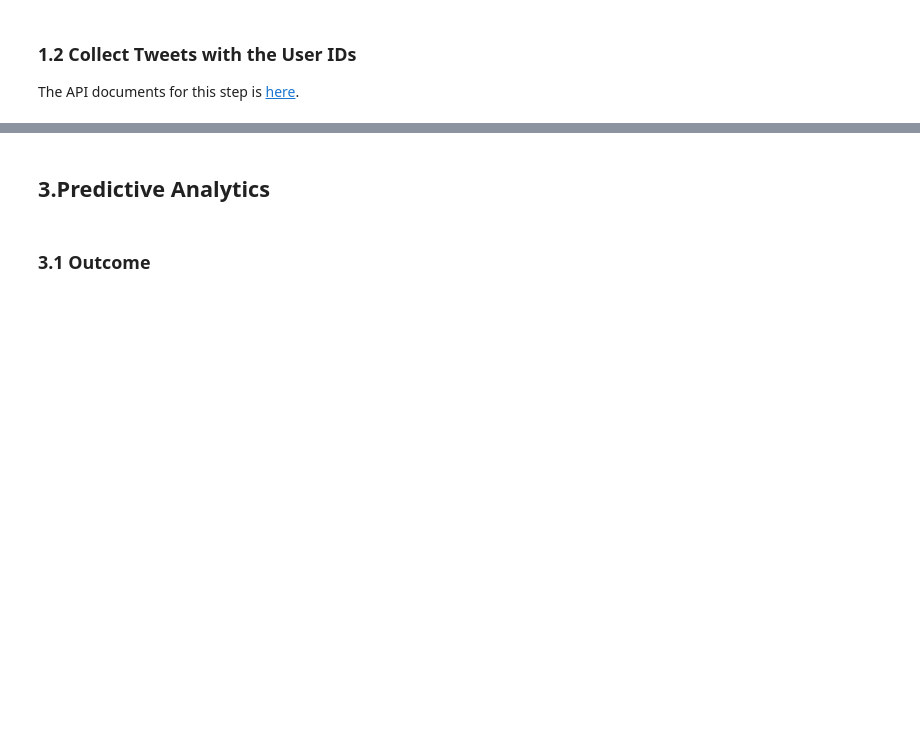
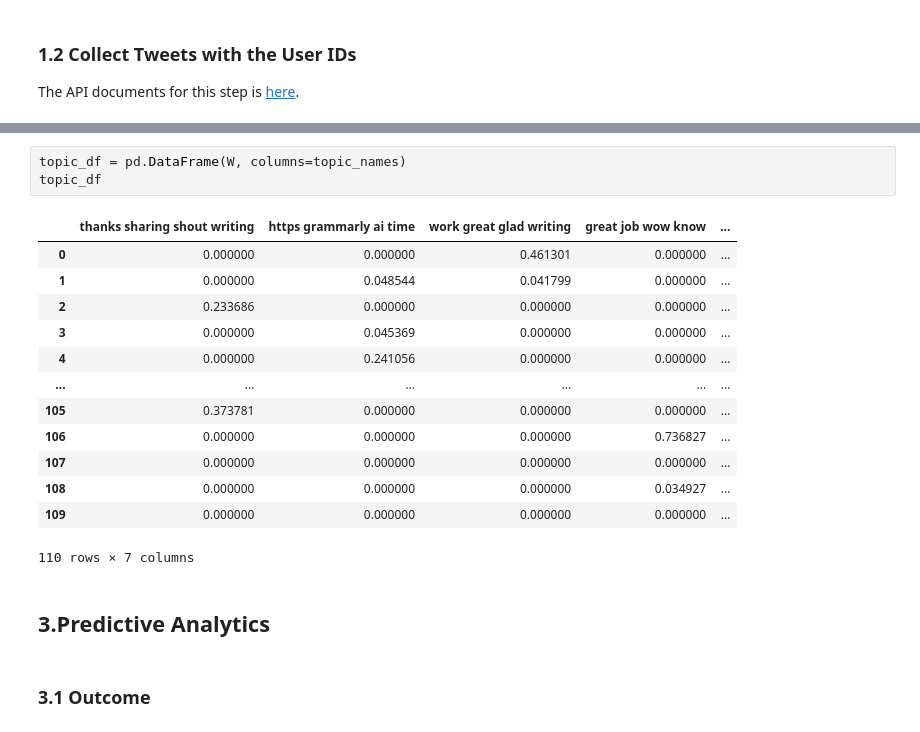
Before and after one commit to tantantan12/itom6219, a Jupyter notebook: Week 3/Week 3 - Getting Data from Twitter.ipynb, the cells around one changed output, grey strips where cells are left out. Saved outputs shown, nothing was run; the diff lists cells and outputs as text; blank space fills up the shorter version.

```diff
--- a/Week 3/Week 3 - Getting Data from Twitter.ipynb
+++ b/Week 3/Week 3 - Getting Data from Twitter.ipynb
@@ -237,3 +218,20 @@ shout thanks hear thrilled
+# %%
+topic_df = pd.DataFrame(W, columns=topic_names)
+topic_df
+# %% [output]
+|  | thanks sharing shout writing | https grammarly ai time | work great glad writing | great job wow know | ... |
+| 0 | 0.000000 | 0.000000 | 0.461301 | 0.000000 | ... |
+| 1 | 0.000000 | 0.048544 | 0.041799 | 0.000000 | ... |
+| 2 | 0.233686 | 0.000000 | 0.000000 | 0.000000 | ... |
+| 3 | 0.000000 | 0.045369 | 0.000000 | 0.000000 | ... |
+| 4 | 0.000000 | 0.241056 | 0.000000 | 0.000000 | ... |
+| ... | ... | ... | ... | ... | ... |
+| 105 | 0.373781 | 0.000000 | 0.000000 | 0.000000 | ... |
+| 106 | 0.000000 | 0.000000 | 0.000000 | 0.736827 | ... |
+| 107 | 0.000000 | 0.000000 | 0.000000 | 0.000000 | ... |
+| 108 | 0.000000 | 0.000000 | 0.000000 | 0.034927 | ... |
+| 109 | 0.000000 | 0.000000 | 0.000000 | 0.000000 | ... |
+110 rows × 7 columns
 # %% [markdown]
 ## 3.Predictive Analytics
 # %% [markdown]
```
Also changed, not shown: parts of 17 cells of this notebook, 4 other files.
